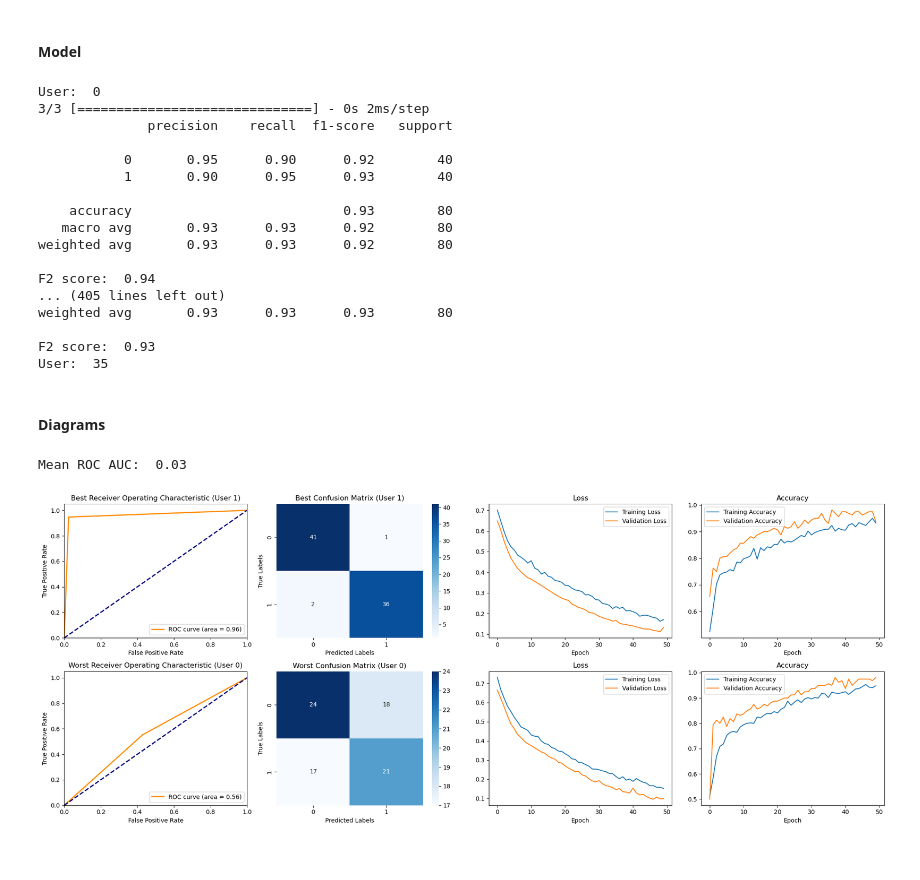
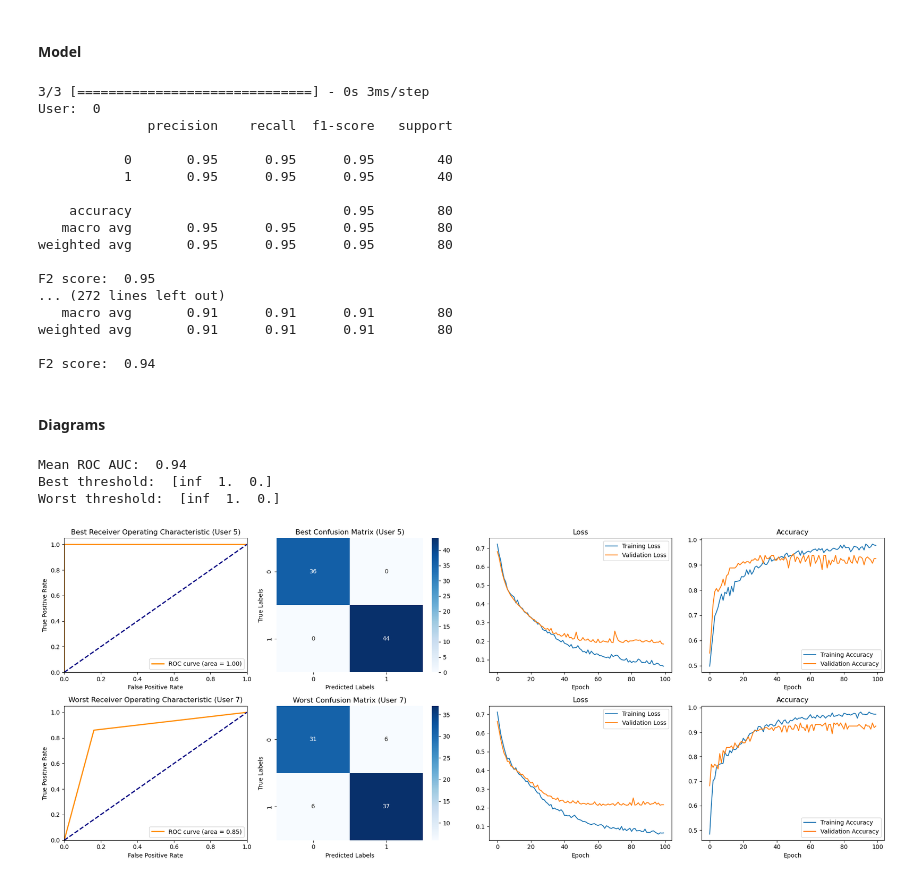
Before and after one commit to zuza571/Biometrics, a Jupyter notebook: Keystroke/keystrokeDynamics.ipynb, the cells around one changed output. Cells and saved outputs as stored; diff of their text form; code cells hidden in the pictures.

```diff
--- a/Keystroke/keystrokeDynamics.ipynb
+++ b/Keystroke/keystrokeDynamics.ipynb
@@ -665,24 +665,22 @@ for i in range(num_classes):
 
     # train: 70%, validation: 20%, test: 10%
     X_train, X_temp, y_train, y_temp = train_test_split(X, y, test_size=0.3, stratify=y)
-    X_val, X_test, y_val, y_test = train_test_split(X_temp, y_temp, test_size=0.33)
+    X_val, X_test, y_val, y_test = train_test_split(X_temp, y_temp, test_size=0.33, stratify=y_temp)
 
     X_test_list_nn.append(X_test)
     y_test_list_nn.append(y_test)
 
     model = Sequential()
 
-    model.add(Dense(300, input_dim=31, activation='relu')) # input layer - input_dim = number of features
+    model.add(Dense(400, input_dim=31, activation='relu')) # input layer - input_dim = number of features
     model.add(Dropout(0.2))
-    model.add(Dense(300, activation='sigmoid'))
+    model.add(Dense(400, activation='sigmoid'))
     model.add(Dropout(0.2))
     model.add(Dense(1, activation='sigmoid')) # output layer - 1 neuron as it is binary classification
 
     model.compile(optimizer='adam', loss='binary_crossentropy', metrics=['accuracy'])
 
-    print("User: ", i)
-
-    history = model.fit(X_train, y_train, validation_data=(X_val, y_val), batch_size=64, epochs=50, verbose=0)
+    history = model.fit(X_train, y_train, validation_data=(X_val, y_val), batch_size=64, epochs=100, verbose=0)
     history_list.append(history)
 
     predictions = model.predict(X_test)
@@ -691,26 +689,27 @@ for i in range(num_classes):
 
     f2_score = fbeta_score(y_test, predictions, beta=2)
 
+    print("User: ", i)
     print(classification_report(y_test, predictions))
     print("F2 score: ", round(f2_score, 2))
 # %% [output]
+3/3 [==============================] - 0s 3ms/step
 User:  0
-3/3 [==============================] - 0s 2ms/step
               precision    recall  f1-score   support
 
-           0       0.95      0.90      0.92        40
-           1       0.90      0.95      0.93        40
+           0       0.95      0.95      0.95        40
+           1       0.95      0.95      0.95        40
 
-    accuracy                           0.93        80
-   macro avg       0.93      0.93      0.92        80
-weighted avg       0.93      0.93      0.92        80
+    accuracy                           0.95        80
+   macro avg       0.95      0.95      0.95        80
+weighted avg       0.95      0.95      0.95        80
+
+F2 score:  0.95
+... (272 lines left out)
+   macro avg       0.91      0.91      0.91        80
+weighted avg       0.91      0.91      0.91        80
 
 F2 score:  0.94
-... (405 lines left out)
-weighted avg       0.93      0.93      0.93        80
-
-F2 score:  0.93
-User:  35
 # %% [markdown]
 #### Diagrams
 # %%
@@ -727,7 +726,7 @@ for i in range(num_classes):
     X_train = X_train_list[i]
     X_test = X_test_list_nn[i]
     y_train = y_train_list[i]
-    y_test_ = y_test_list_nn[i]
+    y_test = y_test_list_nn[i]
 
     predictions = predictions_list[i]
     history = history_list[i]
@@ -792,32 +791,34 @@ plt.plot([0, 1], [0, 1], color='navy', lw=2, linestyle='--')
 plt.xlim([0.0, 1.0])
 plt.ylim([0.0, 1.05])
 plt.xlabel('False Positive Rate')
 plt.ylabel('True Positive Rate')
 plt.title(f'Worst Receiver Operating Characteristic (User {worst_user})')
 plt.legend(loc="lower right")
 
 plt.sca(axes[1, 1])
 sns.heatmap(worst_cm, annot=True, fmt='d', cmap='Blues')
 plt.xlabel('Predicted Labels')
 plt.ylabel('True Labels')
 plt.title(f'Worst Confusion Matrix (User {worst_user})')
 
 plt.sca(axes[1, 2])
 plt.plot(worst_history.history['loss'], label='Training Loss')
 plt.plot(worst_history.history['val_loss'], label='Validation Loss')
 plt.title('Loss')
 plt.xlabel('Epoch')
 plt.legend()
 
 plt.sca(axes[1, 3])
 plt.plot(worst_history.history['accuracy'], label='Training Accuracy')
 plt.plot(worst_history.history['val_accuracy'], label='Validation Accuracy')
 plt.title('Accuracy')
 plt.xlabel('Epoch')
 plt.legend()
 
 plt.tight_layout()
 plt.show()
 # %% [output]
-Mean ROC AUC:  0.03
+Mean ROC AUC:  0.94
+Best threshold:  [inf  1.  0.]
+Worst threshold:  [inf  1.  0.]
-[figure, old version]
+[figure, new version]
```
Also changed, not shown: 1 other file.
